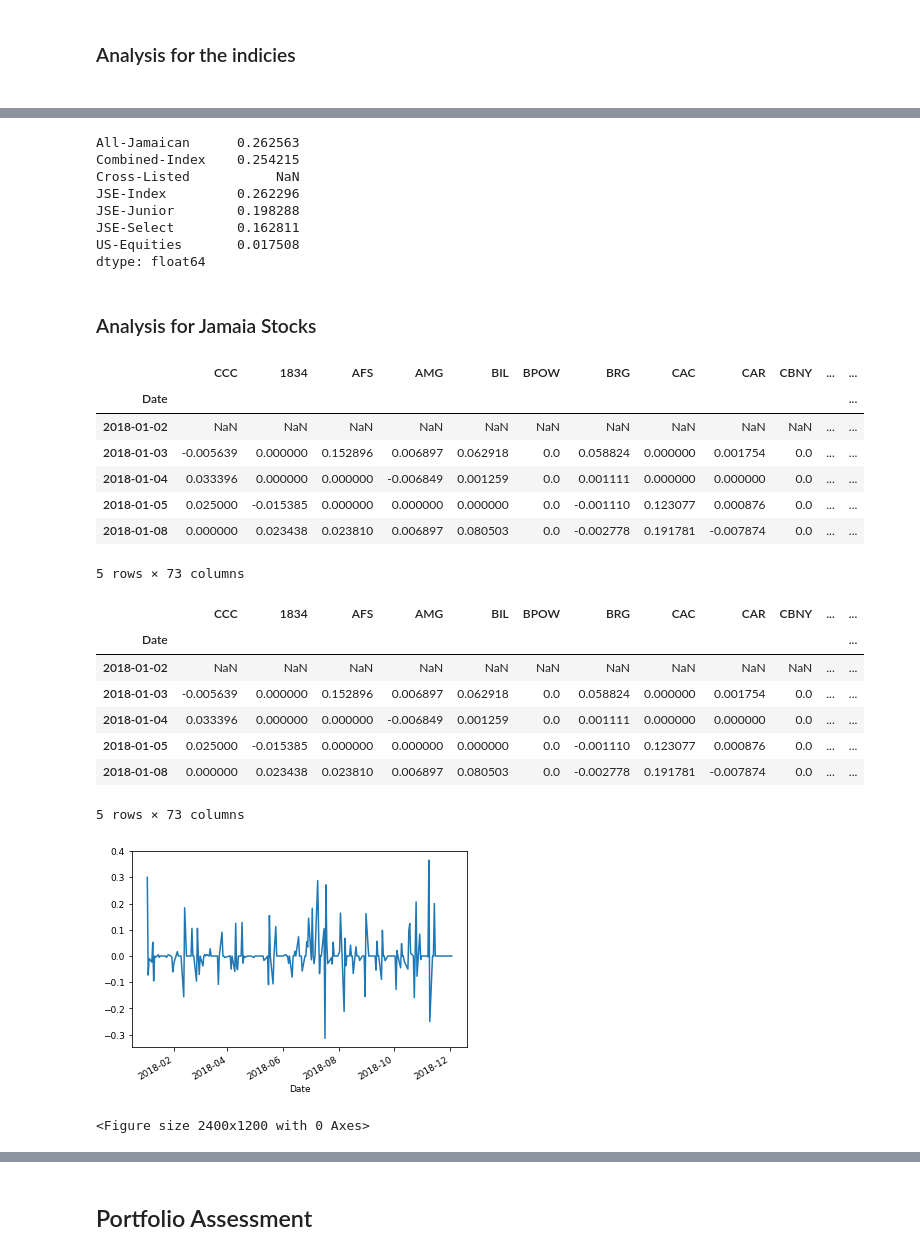
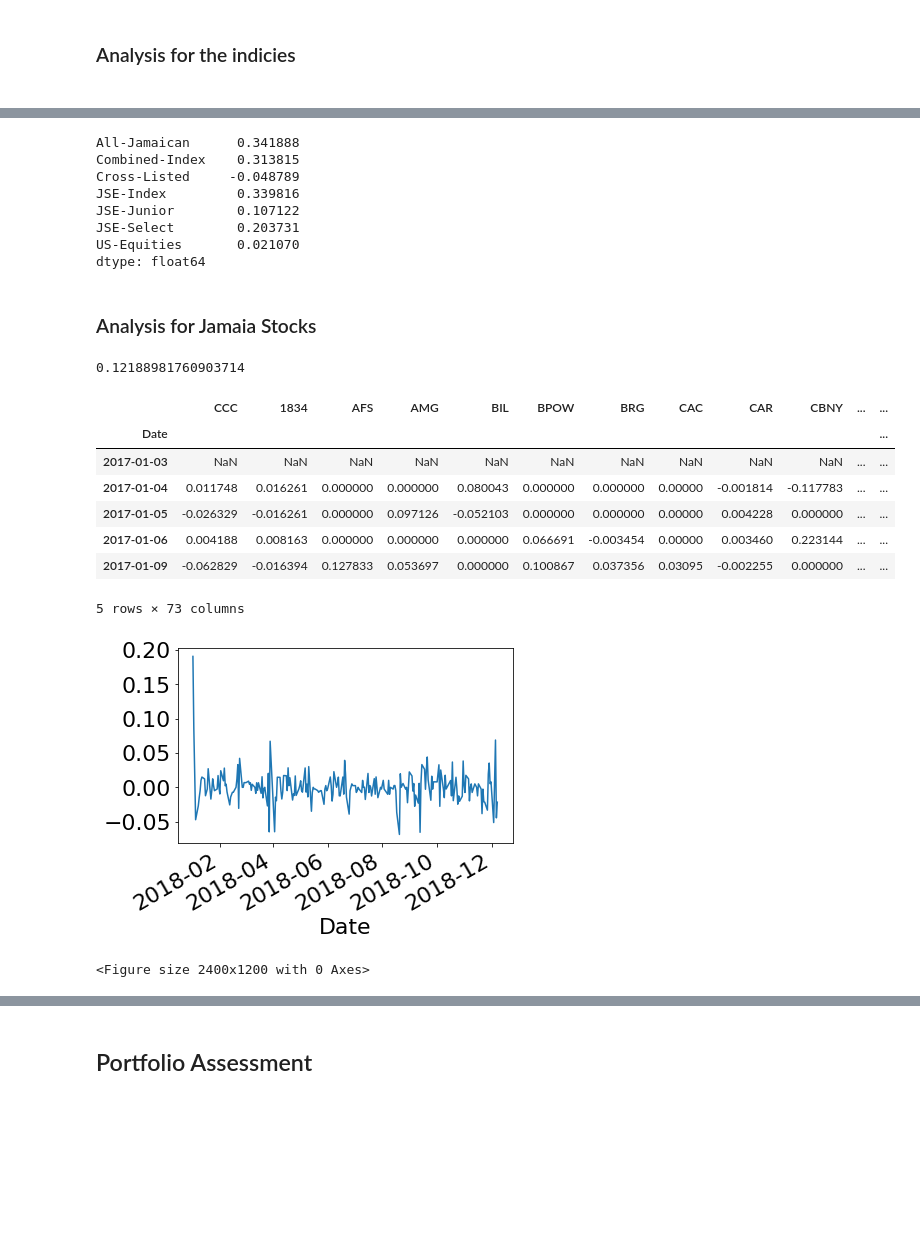
Before and after one commit to romwhyte/jsestockanalysis, a Jupyter notebook: stock analysis.ipynb, the cells around one changed output, grey strips where cells are left out. Drawn from its saved outputs; the diff is of its cells as text; code cells hidden in the pictures; blank space fills up the shorter version.

```diff
--- a/stock analysis.ipynb
+++ b/stock analysis.ipynb
@@ -406,6 +384,12 @@ stkframe.tail()
 # %%
-#filter the data for the 01 January 2018 to 03 December, 2018
-stkframe=stkframe['2018-01-01': '2018-12-31']
+#filter the data for the 01 January 2018 to 31 December, 2018
+
+startdate = '2017-01-01'
+enddate = '2018-12-31'
+
+stkframe=stkframe[startdate:enddate]
+divframe = divframe[startdate:enddate]
+df_ind_data = df_ind_data[startdate:enddate]
 # %%
 stkframe.info()
 # %% [output]
@@ -482,50 +489,52 @@ plt.show()
 # %%
 #indicies Annual Rate of Return
-annual_ind_returns = ind_returns.mean() * 250
+annual_ind_returns = ind_returns.apply(lambda x: (x.mean()*250) if  x.count() > 250 else (x.mean() * x.count()))
+#annual_ind_returns = ind_returns.mean() * ind_returns.count()
 annual_ind_returns
 # %% [output]
-All-Jamaican      0.262563
-Combined-Index    0.254215
-Cross-Listed           NaN
-JSE-Index         0.262296
-JSE-Junior        0.198288
-JSE-Select        0.162811
-US-Equities       0.017508
+All-Jamaican      0.341888
+Combined-Index    0.313815
+Cross-Listed     -0.048789
+JSE-Index         0.339816
+JSE-Junior        0.107122
+JSE-Select        0.203731
+US-Equities       0.021070
 dtype: float64
 # %% [markdown]
 <h3> Analysis for Jamaia Stocks </h3>
-# %%
-rate_return = (stkframe/stkframe.shift(1))-1
-rate_return.head()
-# %% [output]
-|  | CCC | 1834 | AFS | AMG | BIL | BPOW | BRG | CAC | CAR | CBNY | ... | ... |
-| Date |  |  |  |  |  |  |  |  |  |  |  | ... |
-| 2018-01-02 | NaN | NaN | NaN | NaN | NaN | NaN | NaN | NaN | NaN | NaN | ... | ... |
-| 2018-01-03 | -0.005639 | 0.000000 | 0.152896 | 0.006897 | 0.062918 | 0.0 | 0.058824 | 0.000000 | 0.001754 | 0.0 | ... | ... |
-| 2018-01-04 | 0.033396 | 0.000000 | 0.000000 | -0.006849 | 0.001259 | 0.0 | 0.001111 | 0.000000 | 0.000000 | 0.0 | ... | ... |
-| 2018-01-05 | 0.025000 | -0.015385 | 0.000000 | 0.000000 | 0.000000 | 0.0 | -0.001110 | 0.123077 | 0.000876 | 0.0 | ... | ... |
-| 2018-01-08 | 0.000000 | 0.023438 | 0.023810 | 0.006897 | 0.080503 | 0.0 | -0.002778 | 0.191781 | -0.007874 | 0.0 | ... | ... |
-5 rows × 73 columns
+# %%
+# This is rate of returns with dividends involved
+#rate_return = ((stkframe+divframe)/stkframe.shift(1))-1
+
+# This is rate of returns without dividends involved
+rate_return = np.log(stkframe/stkframe.shift(1))
+
+rate_return['VMIL'].mean() * 237
+
+
+#rate_return.head()
+# %% [output]
+0.12188981760903714
 # %%
 rate_return = rate_return.replace([np.inf, -np.inf], np.nan)
 rate_return.head()
 # %% [output]
 |  | CCC | 1834 | AFS | AMG | BIL | BPOW | BRG | CAC | CAR | CBNY | ... | ... |
 | Date |  |  |  |  |  |  |  |  |  |  |  | ... |
-| 2018-01-02 | NaN | NaN | NaN | NaN | NaN | NaN | NaN | NaN | NaN | NaN | ... | ... |
-| 2018-01-03 | -0.005639 | 0.000000 | 0.152896 | 0.006897 | 0.062918 | 0.0 | 0.058824 | 0.000000 | 0.001754 | 0.0 | ... | ... |
-| 2018-01-04 | 0.033396 | 0.000000 | 0.000000 | -0.006849 | 0.001259 | 0.0 | 0.001111 | 0.000000 | 0.000000 | 0.0 | ... | ... |
-| 2018-01-05 | 0.025000 | -0.015385 | 0.000000 | 0.000000 | 0.000000 | 0.0 | -0.001110 | 0.123077 | 0.000876 | 0.0 | ... | ... |
-| 2018-01-08 | 0.000000 | 0.023438 | 0.023810 | 0.006897 | 0.080503 | 0.0 | -0.002778 | 0.191781 | -0.007874 | 0.0 | ... | ... |
+| 2017-01-03 | NaN | NaN | NaN | NaN | NaN | NaN | NaN | NaN | NaN | NaN | ... | ... |
+| 2017-01-04 | 0.011748 | 0.016261 | 0.000000 | 0.000000 | 0.080043 | 0.000000 | 0.000000 | 0.00000 | -0.001814 | -0.117783 | ... | ... |
+| 2017-01-05 | -0.026329 | -0.016261 | 0.000000 | 0.097126 | -0.052103 | 0.000000 | 0.000000 | 0.00000 | 0.004228 | 0.000000 | ... | ... |
+| 2017-01-06 | 0.004188 | 0.008163 | 0.000000 | 0.000000 | 0.000000 | 0.066691 | -0.003454 | 0.00000 | 0.003460 | 0.223144 | ... | ... |
+| 2017-01-09 | -0.062829 | -0.016394 | 0.127833 | 0.053697 | 0.000000 | 0.100867 | 0.037356 | 0.03095 | -0.002255 | 0.000000 | ... | ... |
 5 rows × 73 columns
 # %%
 #Sample of rate of return
-rate_return['PULS'].plot()
+rate_return['VMIL'].plot()
 plt.figure(figsize=(30,15), dpi=80, facecolor='w', edgecolor='k')
-plt.rcParams.update({'font.size': 4})
+plt.rcParams.update({'font.size': 10})
 plt.show()
 # %% [output]
-[figure, old version]
+[figure, new version]
 <Figure size 2400x1200 with 0 Axes>
 # %%
 
```
Also changed, not shown: parts of 38 cells of this notebook.
